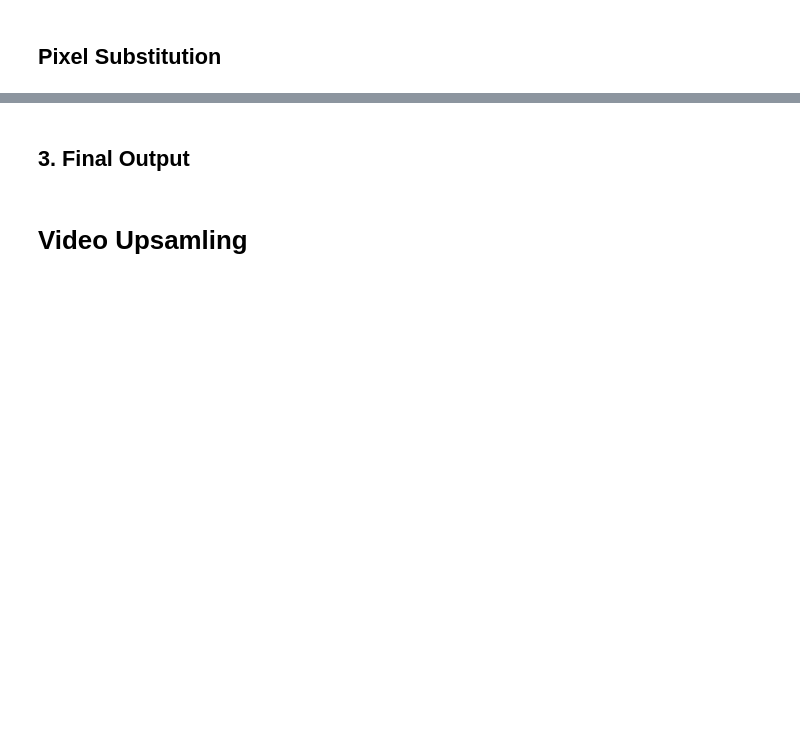
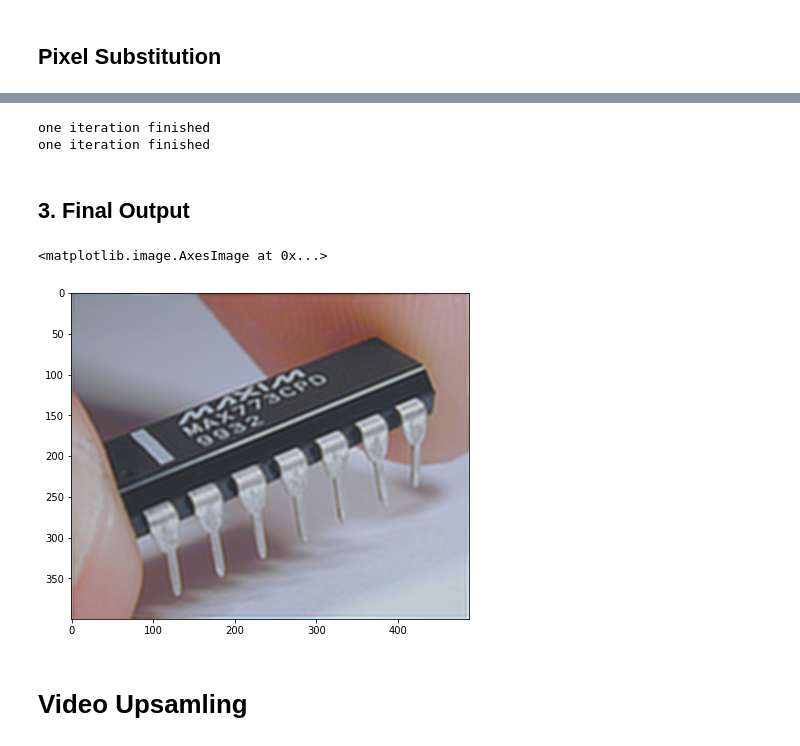
Before and after one commit to FanZang-Allen/Image-Upsampling, a Jupyter notebook: Video&Image Upsampling.ipynb, the cells around one changed output, grey strips where cells are left out. Saved outputs shown, nothing was run; the diff lists cells and outputs as text; code cells hidden in the pictures; blank space fills up the shorter version.

```diff
--- a/Video&Image Upsampling.ipynb
+++ b/Video&Image Upsampling.ipynb
@@ -428,4 +453,44 @@ plt.imshow(H_star)
+# %%
+H_prime = bicubic_im1.copy()
+
+loop_iteration = 2
+
+for i in range(loop_iteration):
+    f_fft = np.fft.fft2(fil)
+    f_fft = f_fft[:,:,np.newaxis]
+    H_prime_fft = np.fft.fftn(H_prime)
+
+    H = H_prime.copy()  # assume gaussian filter does nothing
+
+    lambda_1 = 0.3
+    lambda_2 = 20
+
+    for j in range(2):
+        H_x_gradient = cv2.filter2D(H, -1, f1)
+        H_y_gradient = cv2.filter2D(H, -1, f2)
+        mu_x, mu_y = mu_optimize(l_t_arr, k_arr, a_arr, b_arr, lambda_1, lambda_2, H_x_gradient, H_y_gradient)
+        H_star = H_optimize(f_fft, H_prime_fft,lambda_2, H_x_gradient, H_y_gradient, mu_x, mu_y)
+        lambda_2 *= 3
+        H = H_star.copy()
+
+    refil_im = cv2.filter2D(H_star, -1, fil)
+    H_prime = refil_im.copy()
+
+    n = 2
+    for k in range(im1.shape[0]):
+        for l in range(im1.shape[1]):
+            H_prime[n * k + 1, n * l + 1, :] = im1[i,j,:]
+    print('one iteration finished')
+# %% [output]
+one iteration finished
+one iteration finished
 # %% [markdown]
 ## 3. Final Output
+# %%
+plt.figure(figsize=(8, 6))
+plt.imshow(H_star)
+# %% [output]
+<matplotlib.image.AxesImage at 0x...>
+[figure, added]
 # %% [markdown]
 # Video Upsamling
```
Also changed, not shown: parts of 18 cells of this notebook.
